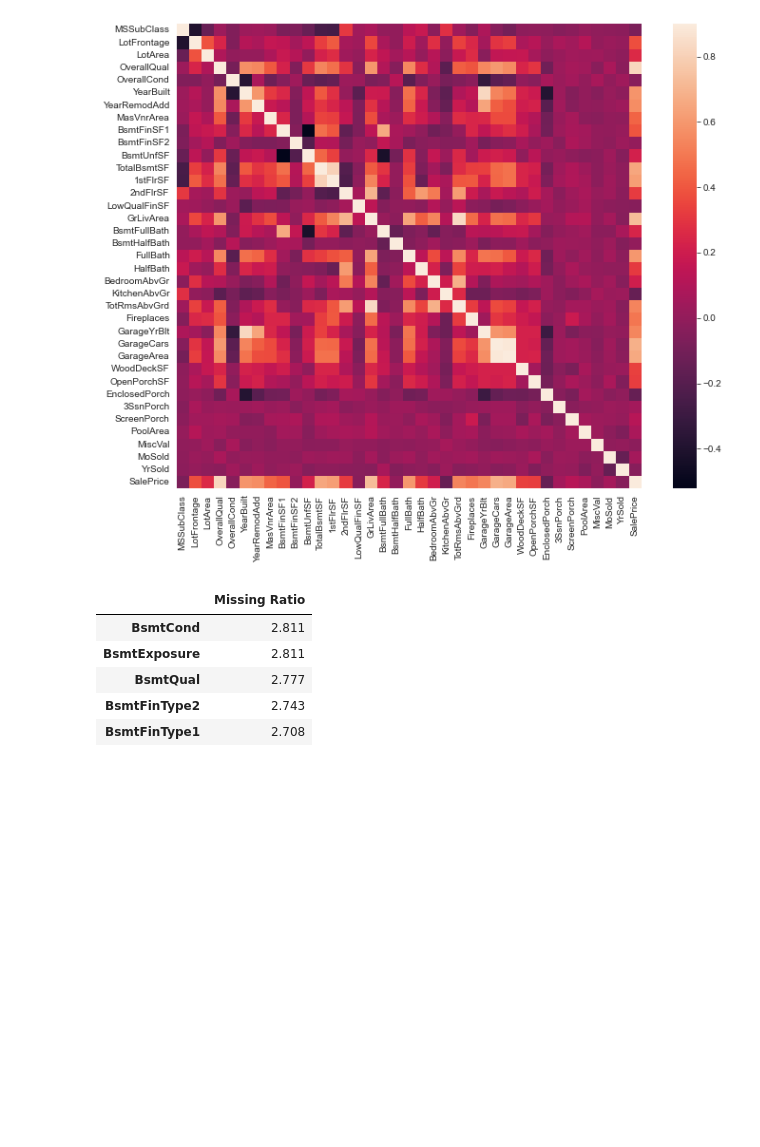
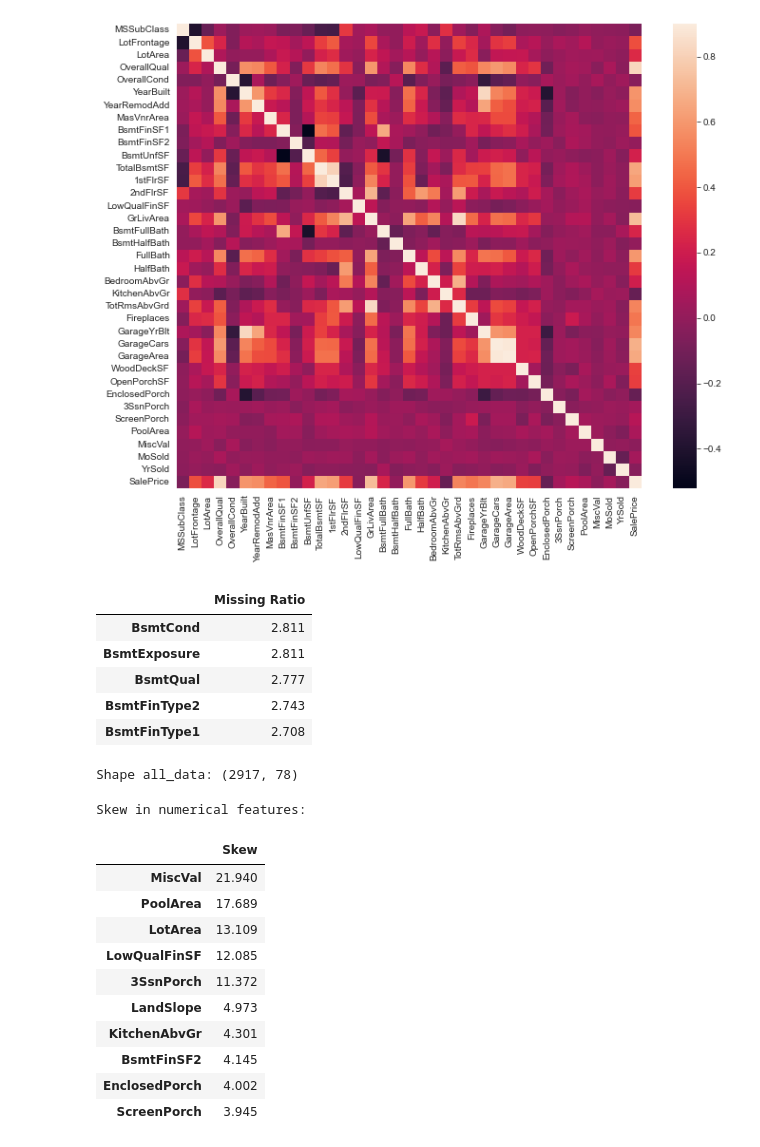
Before and after one commit to marcusdjr/ML_Projects, a Jupyter notebook: start.ipynb, the cells around one changed output. Saved outputs shown, nothing was run; the diff lists cells and outputs as text; code cells hidden in the pictures; blank space fills up the shorter version.

```diff
--- a/start.ipynb
+++ b/start.ipynb
@@ -264,3 +264,59 @@ missing_data.head()
 | BsmtFinType1 | 2.708 |
 # %%
 #More feature engineering
+# %%
+#Transforming some numerical variables that are really categorical
+#MSSubClass=The building class
+all_data['MSSubClass'] = all_data['MSSubClass'].apply(str)
+
+
+#Changing OverallCond into a categorical variable
+all_data['OverallCond'] = all_data['OverallCond'].astype(str)
+
+
+#Year and month sold are transformed into categorical features.
+all_data['YrSold'] = all_data['YrSold'].astype(str)
+all_data['MoSold'] = all_data['MoSold'].astype(str)
+# %%
+#Label Encoding some categorical variables that may contain information in their ordering set or coverting labels into numeric form so as to convert them into the machine-readable form
+from sklearn.preprocessing import LabelEncoder
+cols = ('FireplaceQu', 'BsmtQual', 'BsmtCond', 'GarageQual', 'GarageCond',
+        'ExterQual', 'ExterCond','HeatingQC', 'PoolQC', 'KitchenQual', 'BsmtFinType1',
+        'BsmtFinType2', 'Functional', 'Fence', 'BsmtExposure', 'GarageFinish', 'LandSlope',
+        'LotShape', 'PavedDrive', 'Street', 'Alley', 'CentralAir', 'MSSubClass', 'OverallCond',
+        'YrSold', 'MoSold')
+# process columns, apply LabelEncoder to categorical features
+for c in cols:
+    lbl = LabelEncoder()
+    lbl.fit(list(all_data[c].values))
+    all_data[c] = lbl.transform(list(all_data[c].values))
+
+# shape
+print('Shape all_data: {}'.format(all_data.shape))
+# %% [output]
+Shape all_data: (2917, 78)
+# %%
+# Adding total sqfootage feature
+all_data['TotalSF'] = all_data['TotalBsmtSF'] + all_data['1stFlrSF'] + all_data['2ndFlrSF']
+# %%
+#Skewed features
+numeric_feats = all_data.dtypes[all_data.dtypes != "object"].index
+
+# Check the skew of all numerical features
+skewed_feats = all_data[numeric_feats].apply(lambda x: skew(x.dropna())).sort_values(ascending=False)
+print("\nSkew in numerical features: \n")
+skewness = pd.DataFrame({'Skew' :skewed_feats})
+skewness.head(10)
+# %% [output]
+Skew in numerical features:
+|  | Skew |
+| MiscVal | 21.940 |
+| PoolArea | 17.689 |
+| LotArea | 13.109 |
+| LowQualFinSF | 12.085 |
+| 3SsnPorch | 11.372 |
+| LandSlope | 4.973 |
+| KitchenAbvGr | 4.301 |
+| BsmtFinSF2 | 4.145 |
+| EnclosedPorch | 4.002 |
+| ScreenPorch | 3.945 |
```
